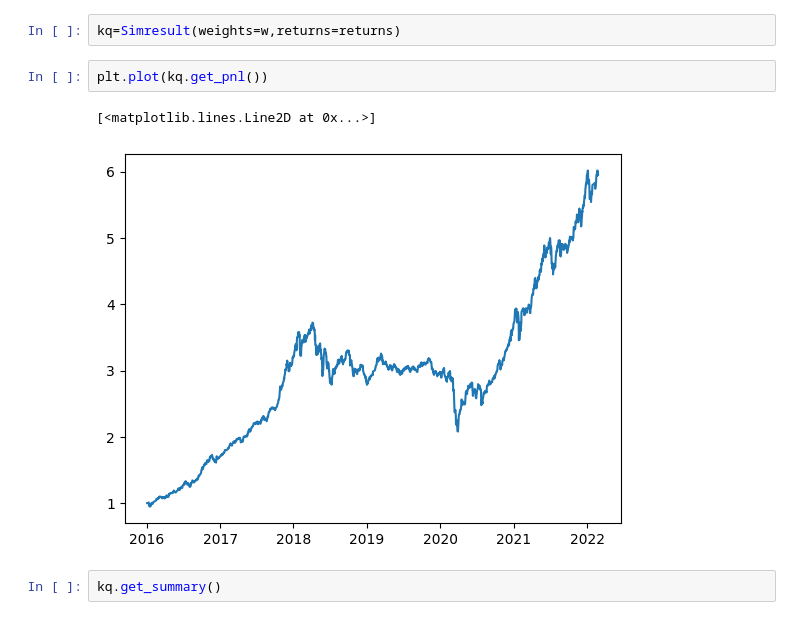
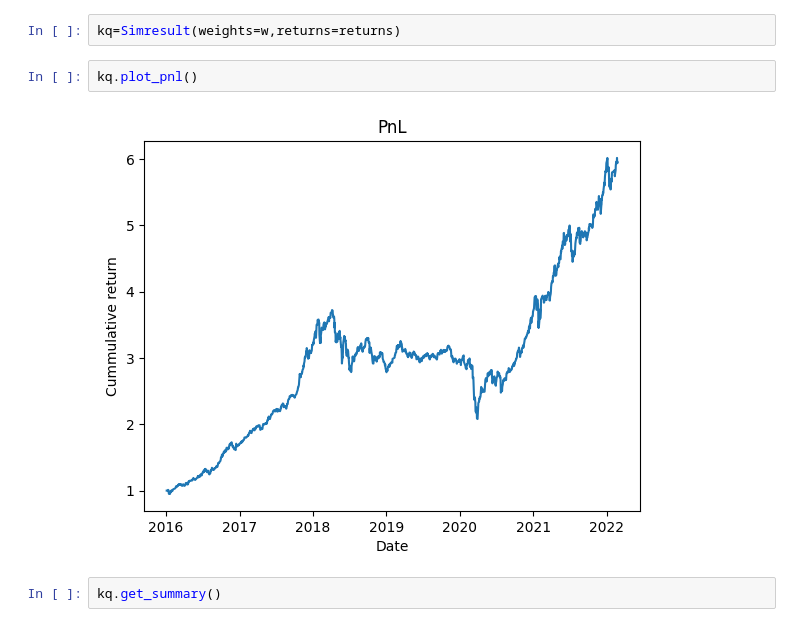
Before and after one commit to khanhtrinh2003/VN30-Strategy, a Jupyter notebook: main.ipynb, the cells around one changed output. Saved outputs shown, nothing was run; the diff lists cells and outputs as text.

```diff
--- a/main.ipynb
+++ b/main.ipynb
@@ -56,11 +55,10 @@ returns = close.pct_change()
 w  = weights(close_t5)
 # %%
 kq=Simresult(weights=w,returns=returns)
-# %%
-plt.plot(kq.get_pnl())
-# %% [output]
-[<matplotlib.lines.Line2D at 0x...>]
-[figure, removed]
+# %%
+kq.plot_pnl()
+# %% [output]
+[figure, added]
 # %%
 kq.get_summary()
 # %% [output]
```
Also changed, not shown: parts of 1 cell of this notebook.
